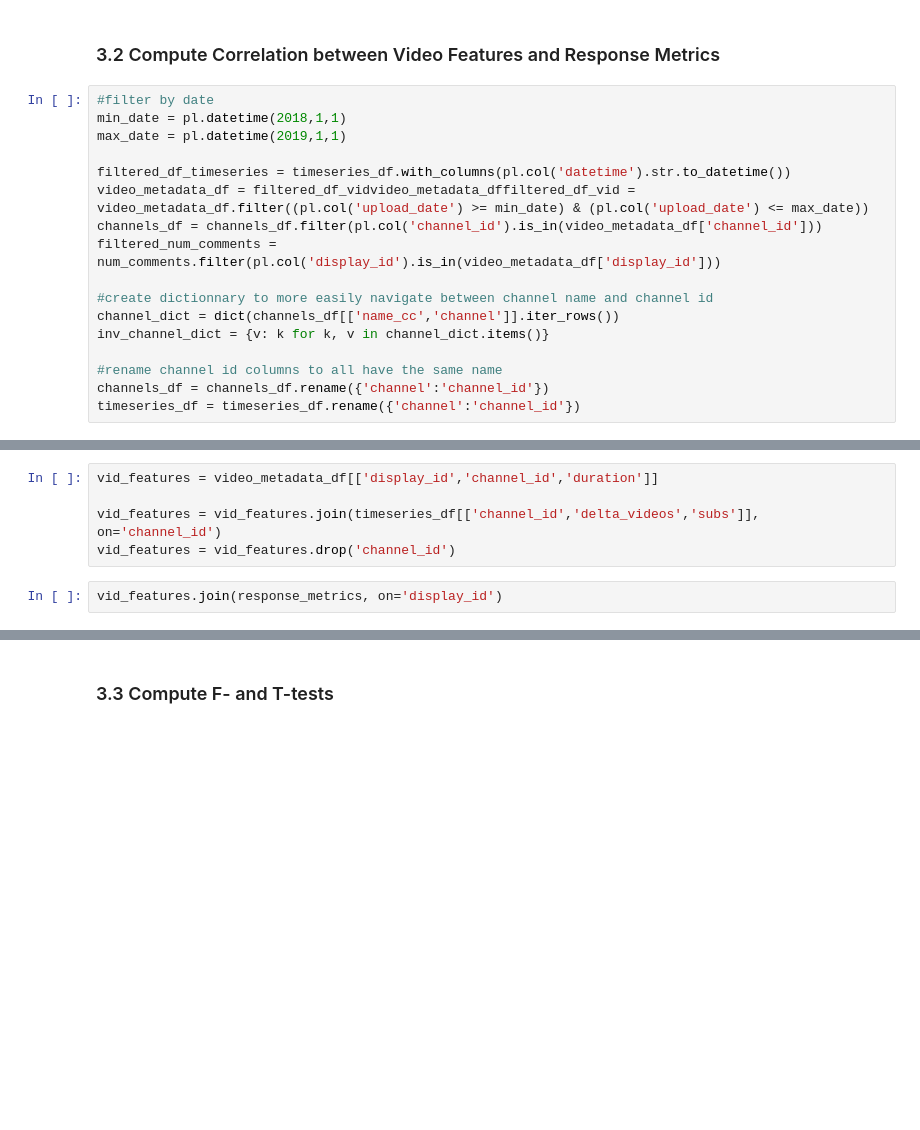
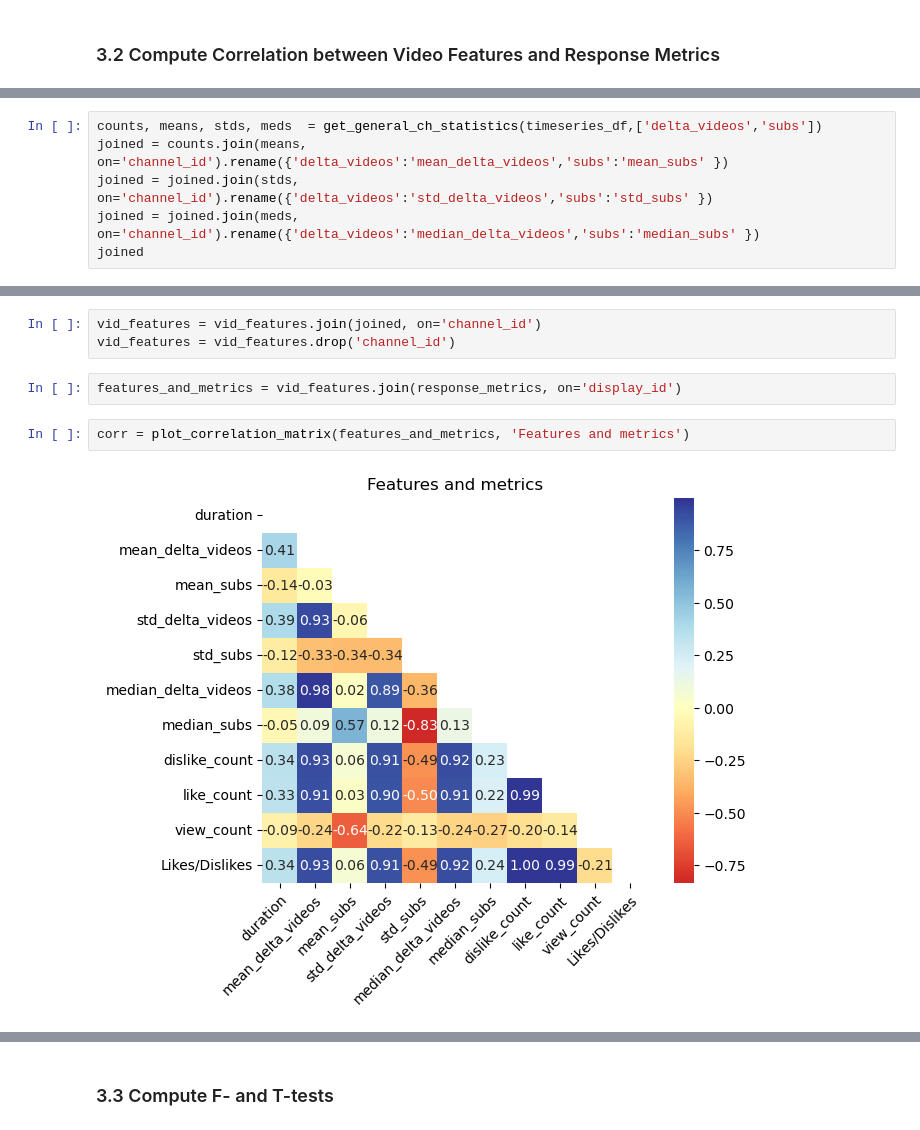
Before and after one commit to epfl-ada/ada-2024-project-lil0mohammadali, a Jupyter notebook: results.ipynb, the cells around one changed output, grey strips where cells are left out. Drawn from its saved outputs; the diff is of its cells as text; blank space fills up the shorter version.

```diff
--- a/results.ipynb
+++ b/results.ipynb
@@ -390,21 +420,4 @@ response_metrics
 # %% [markdown]
 ### 3.2 Compute Correlation between Video Features and Response Metrics <a class="anchor" id="public_response-correlation"></a>
-# %%
-#filter by date
-min_date = pl.datetime(2018,1,1)
-max_date = pl.datetime(2019,1,1)
-
-filtered_df_timeseries = timeseries_df.with_columns(pl.col('datetime').str.to_datetime())
-video_metadata_df = filtered_df_vidvideo_metadata_dffiltered_df_vid = video_metadata_df.filter((pl.col('upload_date') >= min_date) & (pl.col('upload_date') <= max_date))
-channels_df = channels_df.filter(pl.col('channel_id').is_in(video_metadata_df['channel_id']))
-filtered_num_comments = num_comments.filter(pl.col('display_id').is_in(video_metadata_df['display_id']))
-
-#create dictionnary to more easily navigate between channel name and channel id
-channel_dict = dict(channels_df[['name_cc','channel']].iter_rows())
-inv_channel_dict = {v: k for k, v in channel_dict.items()}
-
-#rename channel id columns to all have the same name
-channels_df = channels_df.rename({'channel':'channel_id'})
-timeseries_df = timeseries_df.rename({'channel':'channel_id'})
 # %%
 vid_corr = plot_correlation_matrix(video_metadata_df, 'Correlation matrix for video metadata dataframe')
@@ -416,0 +440,6 @@ timeseries_corr = plot_correlation_matrix(timeseries_df, 'Correlation matrix for
+# %%
+counts, means, stds, meds  = get_general_ch_statistics(timeseries_df,['delta_videos','subs'])
+joined = counts.join(means, on='channel_id').rename({'delta_videos':'mean_delta_videos','subs':'mean_subs' })
+joined = joined.join(stds, on='channel_id').rename({'delta_videos':'std_delta_videos','subs':'std_subs' })
+joined = joined.join(meds, on='channel_id').rename({'delta_videos':'median_delta_videos','subs':'median_subs' })
+joined
@@ -417,7 +461,9 @@ timeseries_corr = plot_correlation_matrix(timeseries_df, 'Correlation matrix for
 # %%
-vid_features = video_metadata_df[['display_id','channel_id','duration']]
-
-vid_features = vid_features.join(timeseries_df[['channel_id','delta_videos','subs']], on='channel_id')
+vid_features = vid_features.join(joined, on='channel_id')
 vid_features = vid_features.drop('channel_id')
 # %%
-vid_features.join(response_metrics, on='display_id')
+features_and_metrics = vid_features.join(response_metrics, on='display_id')
+# %%
+corr = plot_correlation_matrix(features_and_metrics, 'Features and metrics')
+# %% [output]
+[figure, added]
```
Also changed, not shown: parts of 13 cells of this notebook.
